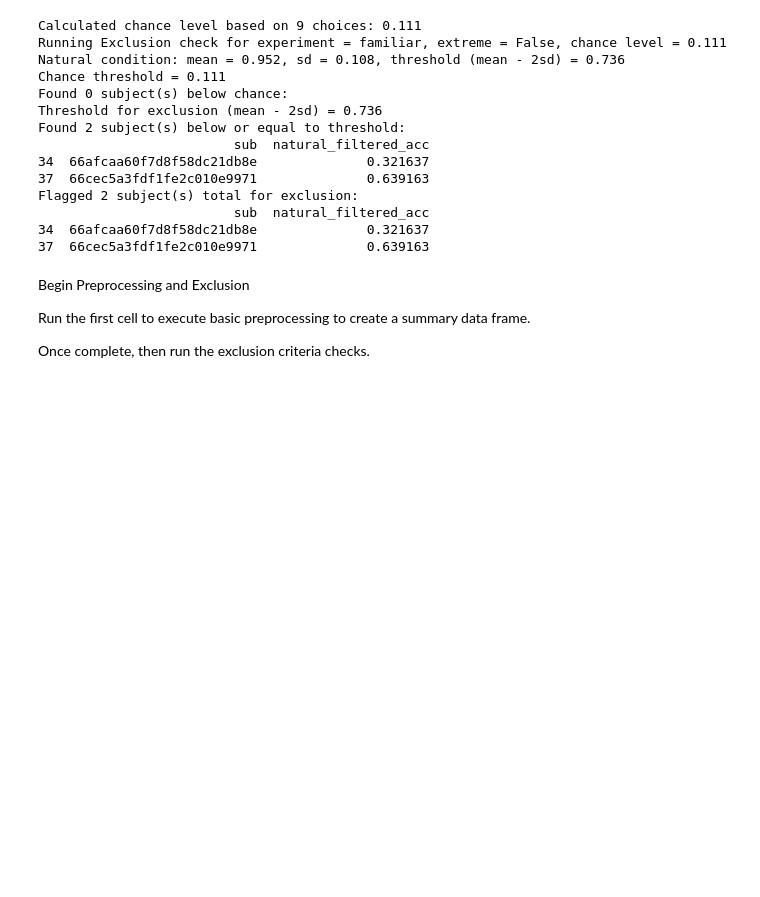
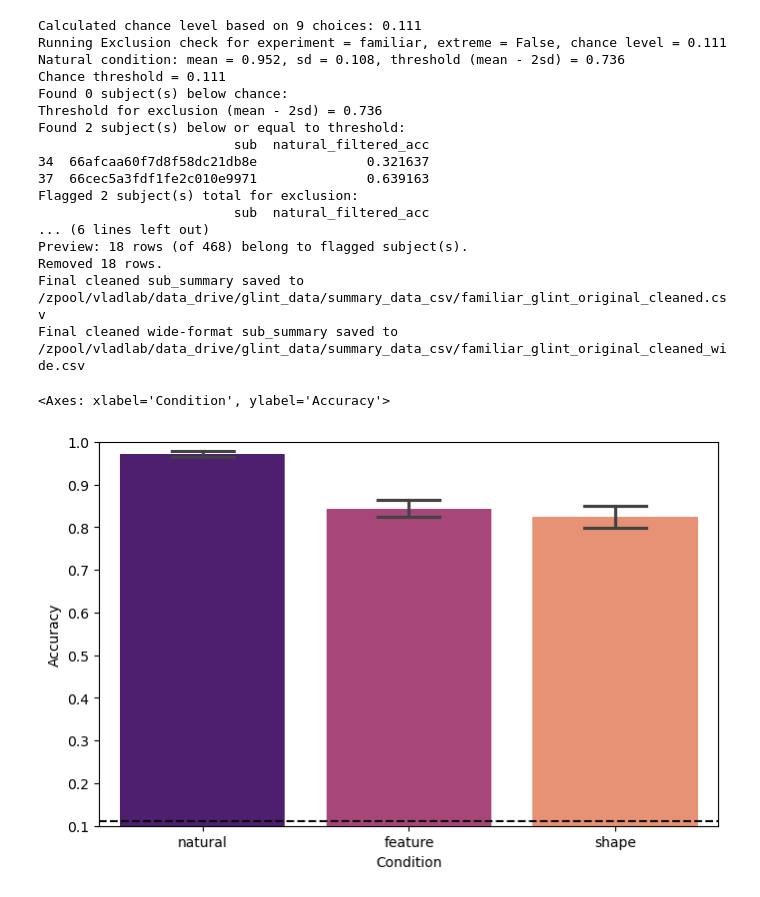
Before and after one commit to ars1399/glint_analysis, a Jupyter notebook: glint_data_preprocessing_v3.ipynb, the cells around one changed output. Drawn from its saved outputs; the diff is of its cells as text; code cells hidden in the pictures; blank space fills up the shorter version.

Commit message:
Overhaul of Preprocessing Notebook

```diff
--- a/glint_data_preprocessing_v3.ipynb
+++ b/glint_data_preprocessing_v3.ipynb
@@ -83,7 +48,7 @@ def preprocessing_pipeline(experiment_type, is_extreme):
         extreme (bool): Extreme flag used.
     """
 
-    ''' Experiment parameters and settings (1 & 2 are inputs, 3-7 defined by inputs or hard coded)
+    ''' Experiment parameters and settings (1 & 2 are inputs, 3-7 defined by the inputs or hard coded)
     1. experiment (novel or familiar)
     2. extreme flag (True for extreme version, False for original version)
     3. durations (if extreme is True)
@@ -104,13 +69,17 @@ def preprocessing_pipeline(experiment_type, is_extreme):
     elif extreme == False:
         durations = [0.3] #if not extreme, duration is not applicable
 
-    animacies = ['anim_natural', 'inanim_natural', 'inanim_artificial']
+    if experiment == 'familiar':
+        animacies = ['anim_natural', 'inanim_natural', 'inanim_artificial']
+
+    elif experiment == 'novel':
+        animacies = ['inanim_artificial'] #animacies for both versions of the experiment, but we define them here for clarity and consistency in the code structure
 
 
     # Define the columns for the summary dataframe, this will be used to compile the results for each subject and condition
     base_cols = ['experiment_label',
                 'sub', #subject identifier
-                'condition', #condition (natural, scrambled, line_drawing)
+                'condition', #condition (natural, feature, shape)
                 'stimulus_duration',#stimulus duration (only if extreme is True)
                 'animacy', #animacy (only if animacy_inclusion is True)
                 'un_filtered_acc', #accuracy before filtering
@@ -141,17 +110,21 @@ def preprocessing_pipeline(experiment_type, is_extreme):
 
     # Loop through each subject in this version of the experiment and process their data
     for file in files:
-        print(f"\nProcessing file: {file}")
+        print(f"\nProcessing file: {file}") #print the file being processed for tracking purposes
         try:
             predata = pd.read_csv(file) #read in the data file
+
         except Exception as e:
             print(f"Failed to read {file}: {e}")
+
             raise ValueError("No file by this name.")
 
 
         if 'participant' not in predata.columns:
             print(f"Error detected, 'participant' column missing in {file}")
+
             raise ValueError("Missing 'participant' column in data.") #Acts as a first layer defense to catch files that may not have the expected structure
+
 
         #Define a mapping of the data columns to standardize the column names across versions of the experiment
         column_map = {
@@ -171,6 +144,7 @@ def preprocessing_pipeline(experiment_type, is_extreme):
 
         #get subject identifier from the data
         sub = data.loc[0, 'participant']
+        print(f"\nProcessing Subject: {data.loc[0, 'participant']}")
 
         #initialize empty dataframe for this subject's conditions to hold the summary data for each loop through the conditions, stimulus durations, and animacies
         condition_summary = pd.DataFrame(columns=sub_summary.columns)
@@ -179,10 +153,10 @@ def preprocessing_pipeline(experiment_type, is_extreme):
         if 'prac_key_resp.corr' in data.columns:
             practice_trials = data['prac_key_resp.corr'].mean() #calculate practice trials accuracy
             #print(f"  Practice trials accuracy: {practice_trials:.3f}")
-            if practice_trials < 0.05:
-                print(f"  Caution: Low accuracy in practice trials for {file} Accuracy =  {practice_trials:.3f}. Check data quality.")
-            elif practice_trials >= 0.05:
-                continue
+            if practice_trials < 0.5:
+                print(f"  Caution: Low accuracy in practice trials for {data.loc[0, 'participant']} Accuracy =  {practice_trials:.3f}. Check data quality.")
+            elif practice_trials >= 0.5:
+                print(f"  Practice trials accuracy looks good for {data.loc[0, 'participant']}, Accuracy =  {practice_trials:.3f}")
         else:
             print(f"  Warning: 'prac_key_resp.corr' column not found in {file}")
         # Loop through each condition
@@ -197,9 +171,6 @@ def preprocessing_pipeline(experiment_type, is_extreme):
                 print(f"Missing expected columns in {file}")
                 raise ValueError("Missing expected columns in data.") #Second layer of defense to catch files that may be missing critical columns for the analysis
 
-
-            # Define animacies based on animacy_inclusion
-            animacies = ['anim_natural', 'inanim_natural', 'inanim_artificial']
 
             # Loop through stimulus durations and animacies if applicable
             for stimulus_duration in durations:
@@ -279,7 +250,6 @@ def preprocessing_pipeline(experiment_type, is_extreme):
                         'total_number_of_excluded_trials': number_of_excluded_trials, #total number of excluded trials
                     }
 
-
                     # Add the row to the condition summary
                     condition_summary = pd.concat([condition_summary, pd.DataFrame([row])], ignore_index=True) #append the row to the condition summary
 
@@ -444,30 +518,40 @@ def save_sub_summary(long_df, wide_df, experiment, extreme, output_path):
 # %%
+#Run the Exclusion Check, remove the flagged subjects, create the wide format, and save the cleaned dataframes to CSV files for the familiar original version, experiment = 'familiar' and extreme = False
+
 chance = chance_calculator(experiment, extreme)
 print(f"Running Exclusion check for experiment = {experiment}, extreme = {extreme}, chance level = {chance:.3f}")
 
 flagged = exclusion_check(sub_summary,chance) #Flag subjects based on exclusion criteria
 
-sub_summary_cleaned = remove_flagged_subjects(sub_summary, flagged, delete=True) # Remove flagged subjects
+sub_summary_cleaned = remove_flagged_subjects(sub_summary,
+                                              flagged,
+                                              delete=True) # Remove flagged subjects
 
-sub_summary_long_cleaned, sub_summary_wide_cleaned = create_wide_format(sub_summary_cleaned) # Create wide format
+familiar_original_long_df, familiar_original_wide_df = create_wide_df_save(sub_summary_cleaned,
+                                                                        experiment,
+                                                                        extreme,
+                                                                        output_path = '/zpool/vladlab/data_drive/glint_data/summary_data_csv/') # Create wide format
+
+
+
+plot_summary(familiar_original_long_df, extreme,chance)
 # %% [output]
 Calculated chance level based on 9 choices: 0.111
 Running Exclusion check for experiment = familiar, extreme = False, chance level = 0.111
 Natural condition: mean = 0.952, sd = 0.108, threshold (mean - 2sd) = 0.736
 Chance threshold = 0.111
 Found 0 subject(s) below chance:
 Threshold for exclusion (mean - 2sd) = 0.736
 Found 2 subject(s) below or equal to threshold:
                          sub  natural_filtered_acc
 34  66afcaa60f7d8f58dc21db8e              0.321637
 37  66cec5a3fdf1fe2c010e9971              0.639163
 Flagged 2 subject(s) total for exclusion:
                          sub  natural_filtered_acc
-34  66afcaa60f7d8f58dc21db8e              0.321637
-37  66cec5a3fdf1fe2c010e9971              0.639163
+... (6 lines left out)
+Preview: 18 rows (of 468) belong to flagged subject(s).
+Removed 18 rows.
+Final cleaned sub_summary saved to /zpool/vladlab/data_drive/glint_data/summary_data_csv/familiar_glint_original_cleaned.csv
+Final cleaned wide-format sub_summary saved to /zpool/vladlab/data_drive/glint_data/summary_data_csv/familiar_glint_original_cleaned_wide.csv
+<Axes: xlabel='Condition', ylabel='Accuracy'>
+[figure, added]
-# %% [markdown]
-Begin Preprocessing and Exclusion
-
-Run the first cell to execute basic preprocessing to create a summary data frame.
-
-Once complete, then run the exclusion criteria checks.
```
Also changed, not shown: parts of 22 cells of this notebook, 1 other file.
